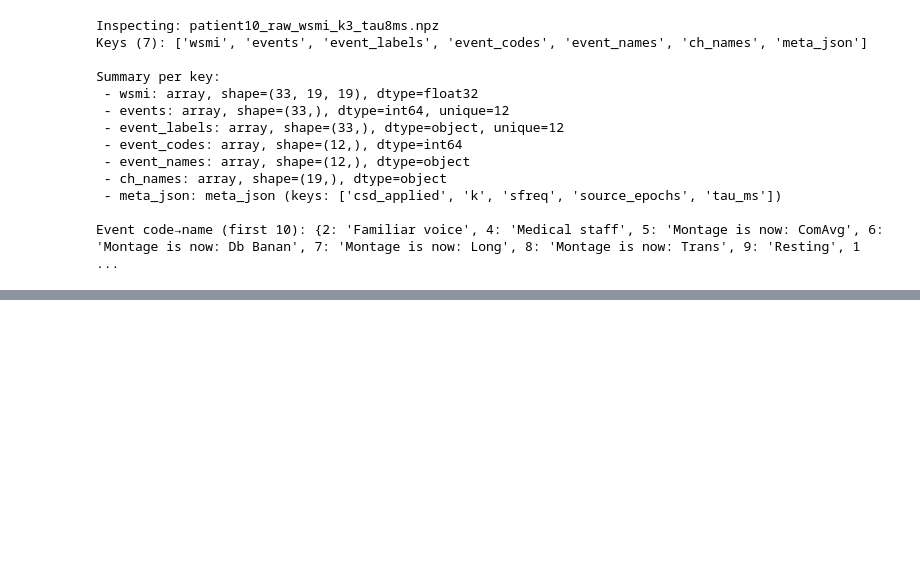
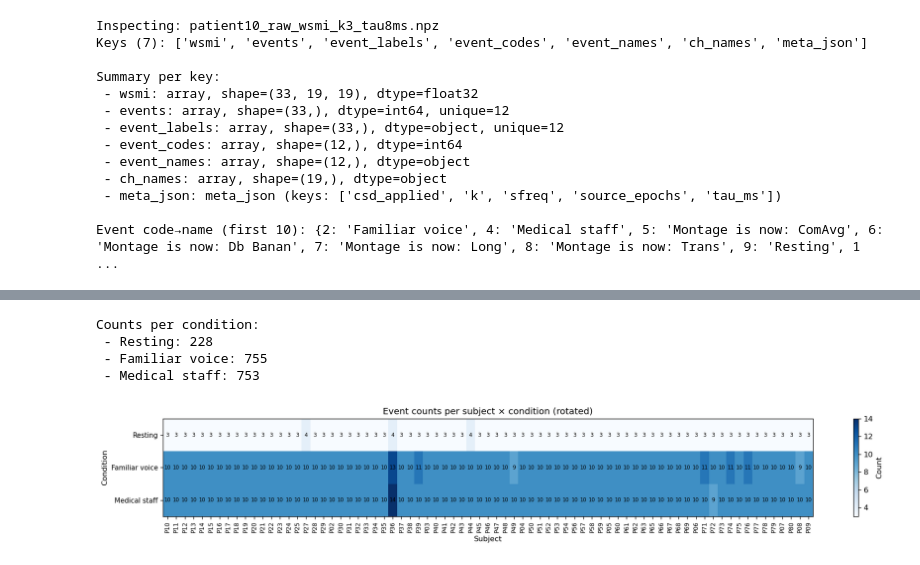
Before and after one commit to bsm96/eeg-bachelor, a Jupyter notebook: notebooks/inspect_wsmi.ipynb, the cells around one changed output, grey strips where cells are left out. Cells and saved outputs as stored; diff of their text form; code cells hidden in the pictures; blank space fills up the shorter version.

Commit message:
updates and plots for states, features, WE, etc.

```diff
--- a/notebooks/inspect_wsmi.ipynb
+++ b/notebooks/inspect_wsmi.ipynb
@@ -208,0 +218,74 @@ Event code→name (first 10): {2: 'Familiar voice', 4: 'Medical staff', 5: 'Mont
+# %%
+from pathlib import Path
+import numpy as np
+import matplotlib.pyplot as plt
+import pandas as pd
+from IPython.display import display, HTML
+
+# Locate project root (folder containing 'data')
+PROJECT_ROOT = Path.cwd().resolve()
+while not (PROJECT_ROOT / "data").exists() and PROJECT_ROOT.parent != PROJECT_ROOT:
+    PROJECT_ROOT = PROJECT_ROOT.parent
+
+# Path to the stacked dataset (adjust if you saved it elsewhere)
+DATASET_PATH = PROJECT_ROOT / "data\processed\wsmi\events_tmin-0p2_tmax15_familiar_medical_resting_nice_csd\events_tmin-0p2_tmax15_familiar_medical_resting_nice_csd_k3_tau8ms_stack.npz"
+if not DATASET_PATH.exists():
+    raise FileNotFoundError(f"Stacked dataset not found at: {DATASET_PATH}")
+
+with np.load(DATASET_PATH, allow_pickle=False) as ds:
+    y_cond = ds['y_cond'].astype(np.int64)        # shape (N,)
+    groups = ds['groups'].astype(np.int64)        # shape (N,)
+    subjects = ds['subjects'].astype(str)         # shape (S,)
+    conditions = ds['conditions'].astype(str)     # shape (C,)
+    N = int(ds['N']) if 'N' in ds.files else len(y_cond)
+    P = int(ds['P']) if 'P' in ds.files else -1
+
+print(f"Dataset: {DATASET_PATH.as_posix()}")
+print(f"Subjects ({len(subjects)}): {', '.join(subjects)}")
+print(f"Conditions ({len(conditions)}): {', '.join(conditions)}")
+print(f"N={N}" + (f", P={P}" if P > 0 else ""))
+
+# Counts per subject and condition
+subj_counts = np.bincount(groups, minlength=len(subjects))
+cond_counts = np.bincount(y_cond, minlength=len(conditions))
+
+# Subject counts wide table (like the rotated plot): one row, subjects as columns
+pd.set_option('display.max_columns', None)
+pd.set_option('display.expand_frame_repr', False)
+df_subj_wide = pd.DataFrame([subj_counts.astype(int)], columns=subjects, index=['Count'])
+display(HTML(f"<div style='overflow-x:auto; white-space:nowrap'>{df_subj_wide.to_html()}</div>"))
+
+print("\nCounts per condition:")
+for c_idx, c in enumerate(conditions):
+    print(f" - {c}: {int(cond_counts[c_idx])}")
+
+# Build S x C contingency table
+table = np.zeros((len(subjects), len(conditions)), dtype=np.int64)
+for g, y in zip(groups, y_cond):
+    table[g, y] += 1
+
+# Rotate the heatmap 90° so subjects are on the x-axis (wide) and conditions on the y-axis
+table_T = table.T  # shape (C, S)
+
+# Heatmap (wide figure; short height)
+fig_width = max(6.0, 0.22 * len(subjects))
+fig_height = max(2.8, 0.6 * len(conditions))
+fig, ax = plt.subplots(figsize=(fig_width, fig_height))
+im = ax.imshow(table_T, cmap='Blues', aspect='auto')
+ax.set_title('Event counts per subject × condition (rotated)')
+ax.set_xlabel('Subject')
+ax.set_ylabel('Condition')
+ax.set_xticks(np.arange(len(subjects)))
+ax.set_yticks(np.arange(len(conditions)))
+ax.set_xticklabels(subjects, rotation=90, fontsize=8)
+ax.set_yticklabels(conditions, fontsize=9)
+cbar = fig.colorbar(im, ax=ax, label='Count')
+
+# Always annotate each cell with its count
+for i in range(len(conditions)):
+    for j in range(len(subjects)):
+        ax.text(j, i, int(table_T[i, j]), ha='center', va='center', color='black', fontsize=7)
+
+plt.tight_layout()
+plt.show()
+# %% [output]
@@ -208,0 +298,5 @@ Event code→name (first 10): {2: 'Familiar voice', 4: 'Medical staff', 5: 'Mont
+Counts per condition:
+ - Resting: 228
+ - Familiar voice: 755
+ - Medical staff: 753
+[figure, added]
```
Also changed, not shown: parts of 2 cells of this notebook, 8 other files.
